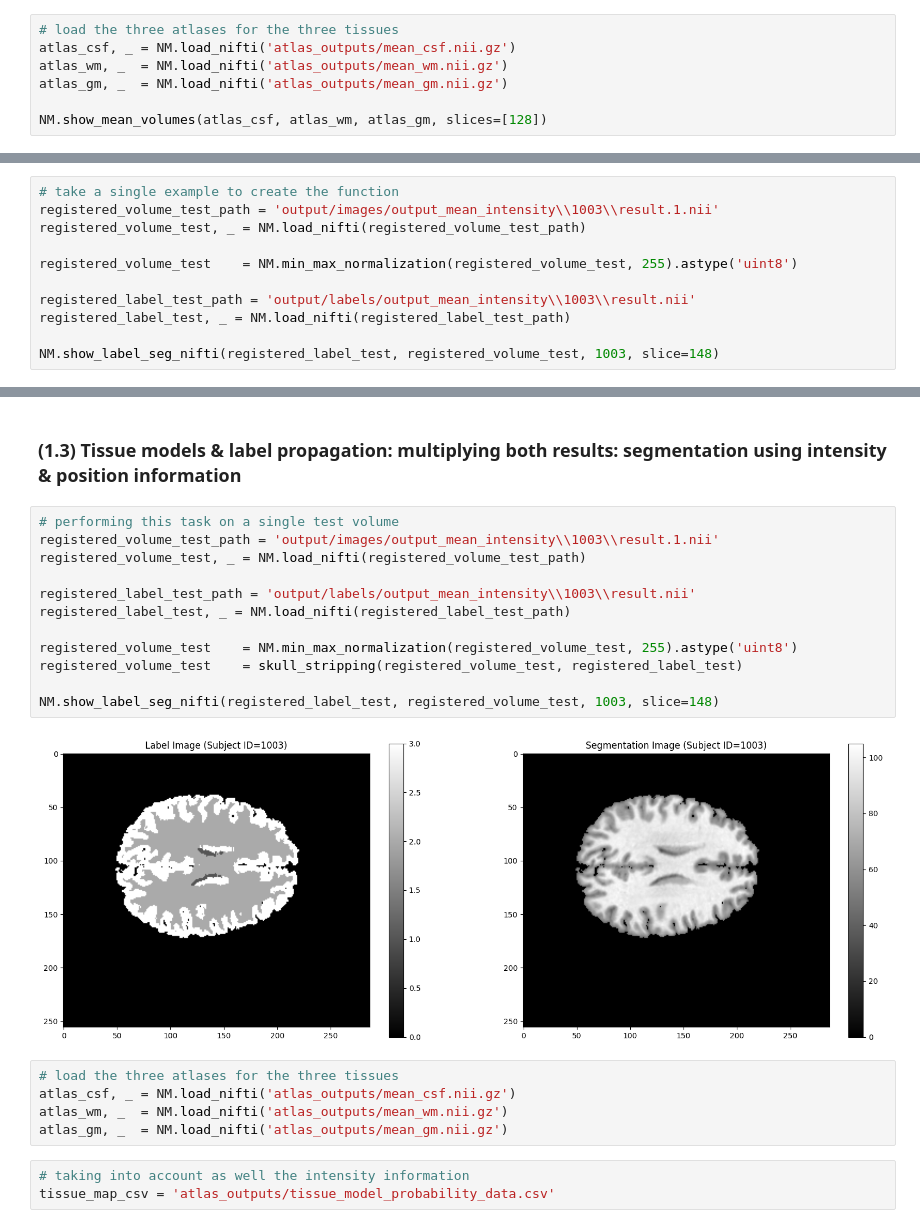
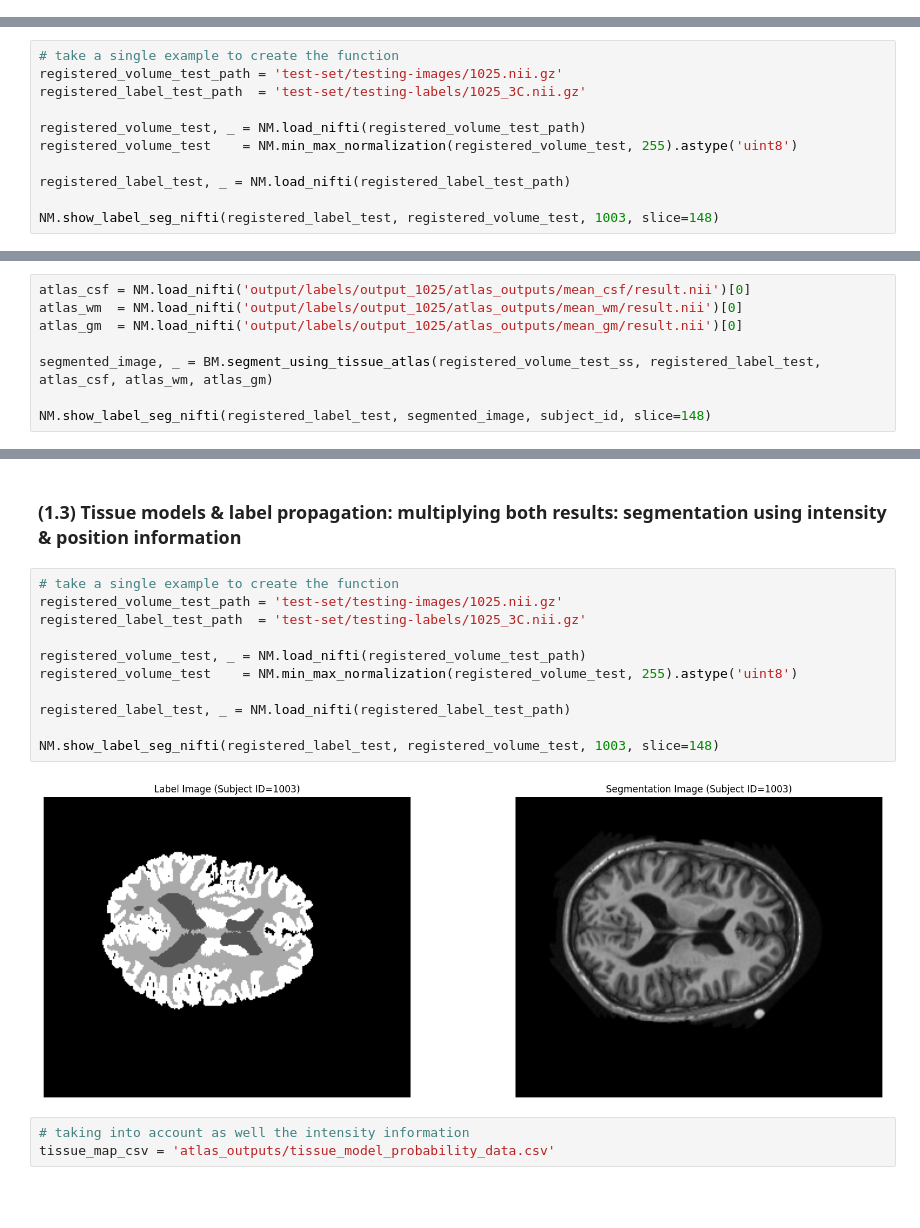
Before and after one commit to abdel-habib/medical-image-segmentation-and-applications, a Jupyter notebook: Lab 3/atlas_based_segmentation.ipynb, the cells around one changed output, grey strips where cells are left out. Drawn from its saved outputs; the diff is of its cells as text; blank space fills up the shorter version.

```diff
--- a/Lab 3/atlas_based_segmentation.ipynb
+++ b/Lab 3/atlas_based_segmentation.ipynb
@@ -600,9 +190,2 @@ for test_volume, test_label in tqdm(zip(test_volumes, test_labels)):
 # %% [markdown]
 After registering to the atlas reference space and performing label propagation, now we can perform segmentation using position information from the atlases.
-# %%
-# load the three atlases for the three tissues
-atlas_csf, _ = NM.load_nifti('atlas_outputs/mean_csf.nii.gz')
-atlas_wm, _  = NM.load_nifti('atlas_outputs/mean_wm.nii.gz')
-atlas_gm, _  = NM.load_nifti('atlas_outputs/mean_gm.nii.gz')
-
-NM.show_mean_volumes(atlas_csf, atlas_wm, atlas_gm, slices=[128])
@@ -642,11 +222,11 @@ registered_volumes
 # %%
 # take a single example to create the function
-registered_volume_test_path = 'output/images/output_mean_intensity\\1003\\result.1.nii'
+registered_volume_test_path = 'test-set/testing-images/1025.nii.gz'
+registered_label_test_path  = 'test-set/testing-labels/1025_3C.nii.gz'
+
 registered_volume_test, _ = NM.load_nifti(registered_volume_test_path)
-
 registered_volume_test    = NM.min_max_normalization(registered_volume_test, 255).astype('uint8')
 
-registered_label_test_path = 'output/labels/output_mean_intensity\\1003\\result.nii'
 registered_label_test, _ = NM.load_nifti(registered_label_test_path)
 
 NM.show_label_seg_nifti(registered_label_test, registered_volume_test, 1003, slice=148)
@@ -670,0 +247,8 @@ NM.show_label_seg_nifti(registered_label_test, segmented_image, subject_id, slic
+# %%
+atlas_csf = NM.load_nifti('output/labels/output_1025/atlas_outputs/mean_csf/result.nii')[0]
+atlas_wm  = NM.load_nifti('output/labels/output_1025/atlas_outputs/mean_wm/result.nii')[0]
+atlas_gm  = NM.load_nifti('output/labels/output_1025/atlas_outputs/mean_gm/result.nii')[0]
+
+segmented_image, _ = BM.segment_using_tissue_atlas(registered_volume_test_ss, registered_label_test, atlas_csf, atlas_wm, atlas_gm)
+
+NM.show_label_seg_nifti(registered_label_test, segmented_image, subject_id, slice=148)
@@ -671,24 +257,18 @@ NM.show_label_seg_nifti(registered_label_test, segmented_image, subject_id, slic
 # %% [markdown]
 ### (1.3) Tissue models & label propagation: multiplying both results: segmentation using intensity & position information
 # %%
-# performing this task on a single test volume
-registered_volume_test_path = 'output/images/output_mean_intensity\\1003\\result.1.nii'
+# take a single example to create the function
+registered_volume_test_path = 'test-set/testing-images/1025.nii.gz'
+registered_label_test_path  = 'test-set/testing-labels/1025_3C.nii.gz'
+
 registered_volume_test, _ = NM.load_nifti(registered_volume_test_path)
+registered_volume_test    = NM.min_max_normalization(registered_volume_test, 255).astype('uint8')
 
-registered_label_test_path = 'output/labels/output_mean_intensity\\1003\\result.nii'
 registered_label_test, _ = NM.load_nifti(registered_label_test_path)
 
-registered_volume_test    = NM.min_max_normalization(registered_volume_test, 255).astype('uint8')
-registered_volume_test    = skull_stripping(registered_volume_test, registered_label_test)
-
 NM.show_label_seg_nifti(registered_label_test, registered_volume_test, 1003, slice=148)
 # %% [output]
-[figure, old version]
+[figure, new version]
-# %%
-# load the three atlases for the three tissues
-atlas_csf, _ = NM.load_nifti('atlas_outputs/mean_csf.nii.gz')
-atlas_wm, _  = NM.load_nifti('atlas_outputs/mean_wm.nii.gz')
-atlas_gm, _  = NM.load_nifti('atlas_outputs/mean_gm.nii.gz')
 # %%
 # taking into account as well the intensity information
 tissue_map_csv = 'atlas_outputs/tissue_model_probability_data.csv'
```
Also changed, not shown: parts of 24 cells of this notebook.
